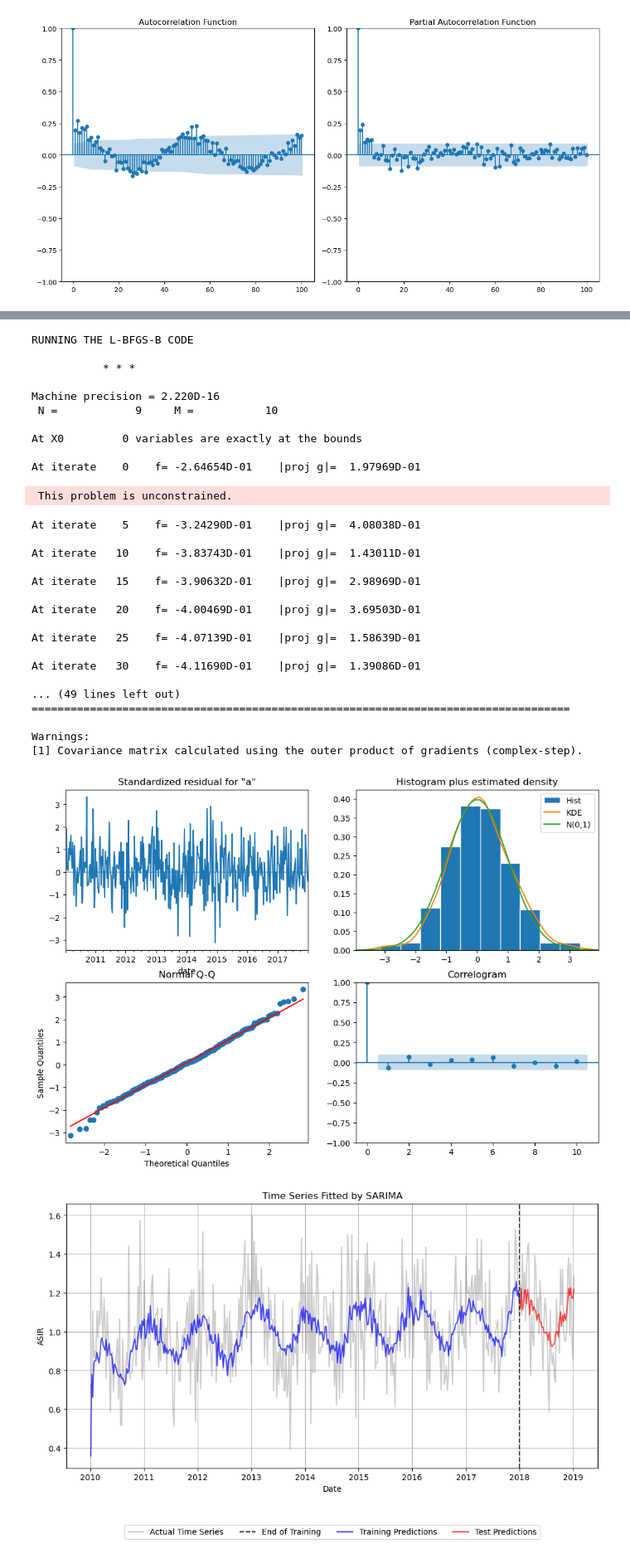
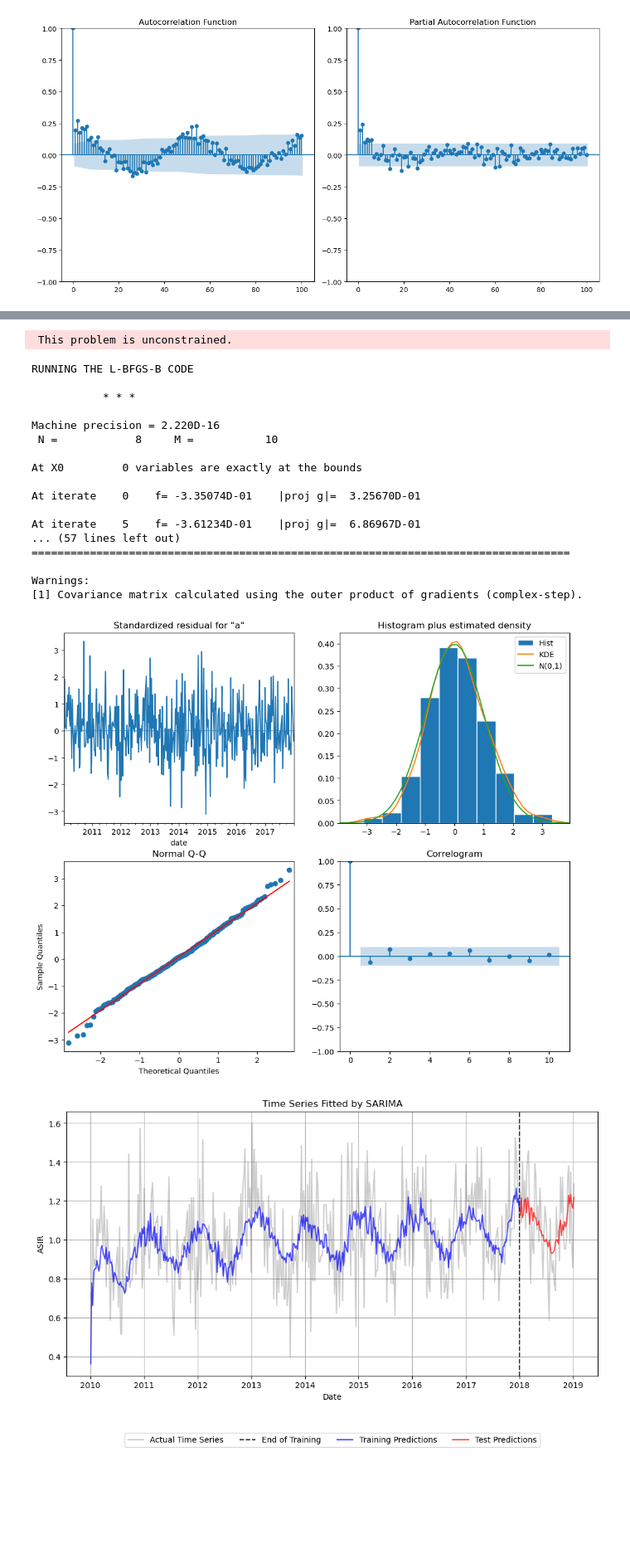
Before and after one commit to zemgabriela/Master_thesis, a Jupyter notebook: ARIMA,SARIMAX,RSS(Python)_1.ipynb, the cells around one changed output, grey strips where cells are left out. Shown at 83% size. Saved outputs shown, nothing was run; the diff lists cells and outputs as text; code cells hidden in the pictures; blank space fills up the shorter version.

```diff
--- a/ARIMA,SARIMAX,RSS(Python)_1.ipynb
+++ b/ARIMA,SARIMAX,RSS(Python)_1.ipynb
@@ -536,48 +447,38 @@ plt.show()
 # %%
 order = (0, 1, 1)  # ARIMA order
-seasonal_order = (0, 0, [1, 2], 52)  # Seasonal order
+seasonal_order = (0, 0, 1, 52)  # Seasonal order
 
 # Fit the SARIMAX model
 model = SARIMAX(train['asir'], order = order, seasonal_order = seasonal_order, exog = train[['max_temp', 'min_hum', 'mean_PM10', 'mean_O3', 'is_holiday']])
 results = model.fit()
 
 # Print the model summary
 print(results.summary())
 
 # Plot diagnostics
-results.plot_diagnostics(figsize=(12, 8))
+results.plot_diagnostics(figsize=(12, 10))
 plt.savefig('plots/residuals_diag_sarimax.pdf', format='pdf', bbox_inches='tight')
 plt.show()
 # %% [output]
-RUNNING THE L-BFGS-B CODE
-
-           * * *
-
-Machine precision = 2.220D-16
- N =            9     M =           10
-
-At X0         0 variables are exactly at the bounds
-
-At iterate    0    f= -2.64654D-01    |proj g|=  1.97969D-01
+ This problem is unconstrained.
- This problem is unconstrained.
+RUNNING THE L-BFGS-B CODE
+
+           * * *
+
+Machine precision = 2.220D-16
+ N =            8     M =           10
+
+At X0         0 variables are exactly at the bounds
+
+At iterate    0    f= -3.35074D-01    |proj g|=  3.25670D-01
+
+At iterate    5    f= -3.61234D-01    |proj g|=  6.86967D-01
+... (57 lines left out)
+===================================================================================
+
+Warnings:
+[1] Covariance matrix calculated using the outer product of gradients (complex-step).
-At iterate    5    f= -3.24290D-01    |proj g|=  4.08038D-01
-
-At iterate   10    f= -3.83743D-01    |proj g|=  1.43011D-01
-
-At iterate   15    f= -3.90632D-01    |proj g|=  2.98969D-01
-
-At iterate   20    f= -4.00469D-01    |proj g|=  3.69503D-01
-
-At iterate   25    f= -4.07139D-01    |proj g|=  1.58639D-01
-
-At iterate   30    f= -4.11690D-01    |proj g|=  1.39086D-01
-
-... (49 lines left out)
-===================================================================================
-
-Warnings:
-[1] Covariance matrix calculated using the outer product of gradients (complex-step).
-[figure, old version]
+[figure, new version]
 # %%
 # Make predictions for training data
 train_forecast = results.get_prediction(start=train.index[0], end=train.index[-1], exog=train[['max_temp', 'min_hum', 'mean_PM10', 'mean_O3', 'is_holiday']])
```
Also changed, not shown: parts of 11 cells of this notebook.
